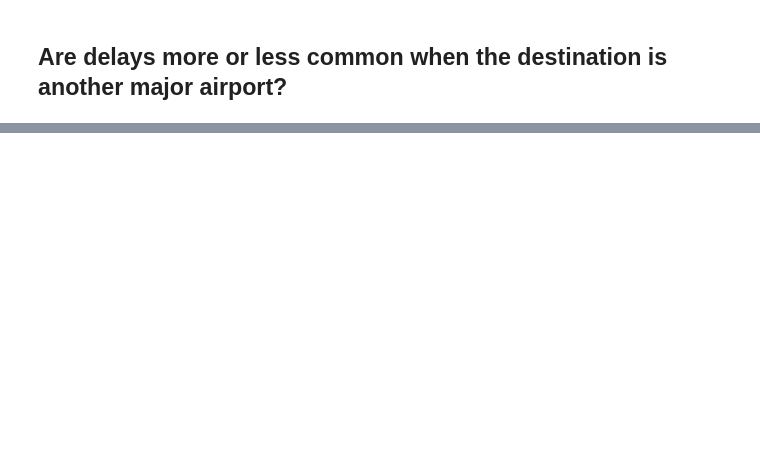
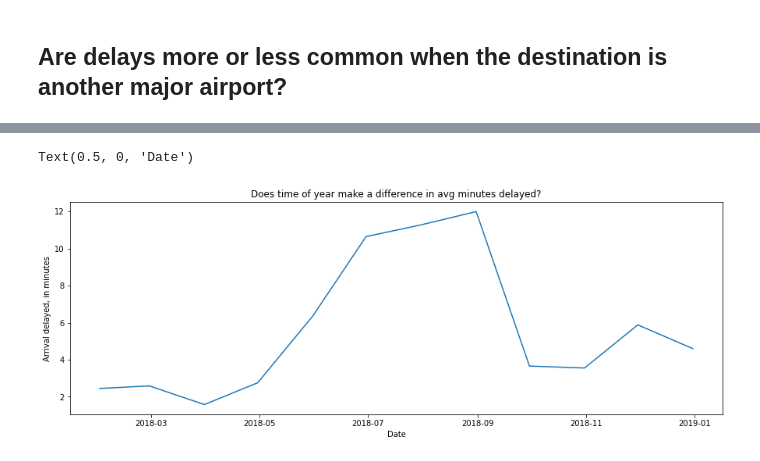
Before and after one commit to guedanie/flight_delay_predictor, a Jupyter notebook: flight_delay_predictor.ipynb, the cells around one changed output, grey strips where cells are left out. Cells and saved outputs as stored; diff of their text form; code cells hidden in the pictures; blank space fills up the shorter version.

Commit message:
finished time series analysis, ready to move onto statistical testing

```diff
--- a/flight_delay_predictor.ipynb
+++ b/flight_delay_predictor.ipynb
@@ -265,2 +267,7 @@ We might be able to use this information to track inbound [flights]https://fligh
 # %% [markdown]
 ## Are delays more or less common when the destination is another major airport?
+# %%
+for i in top_airports:
+    df.loc[df['dest'] == i, 'is_top'] = True
+
+df.is_top = df.is_top.fillna(False)
@@ -266,0 +293,4 @@ We might be able to use this information to track inbound [flights]https://fligh
+# %%
+df.fl_date = pd.to_datetime(df.fl_date)
+# %%
+df = df.set_index("fl_date")
@@ -266,0 +317,11 @@ We might be able to use this information to track inbound [flights]https://fligh
+# %%
+monthly = df.resample("M").mean()
+# %%
+plt.figure(figsize=(15,5))
+sns.lineplot(data=monthly, x=monthly.index, y="arr_delay")
+plt.title("Does time of year make a difference in avg minutes delayed?")
+plt.ylabel("Arrival delayed, in minutes")
+plt.xlabel("Date")
+# %% [output]
+Text(0.5, 0, 'Date')
+[figure, added]
```
Also changed, not shown: parts of 15 cells of this notebook.
